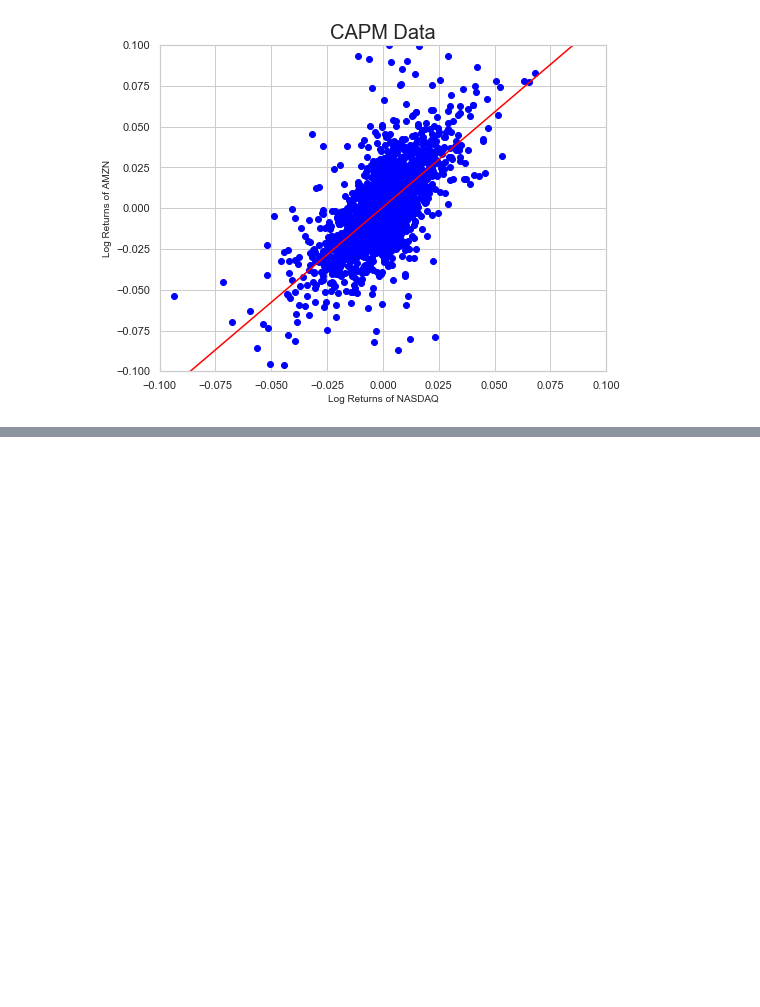
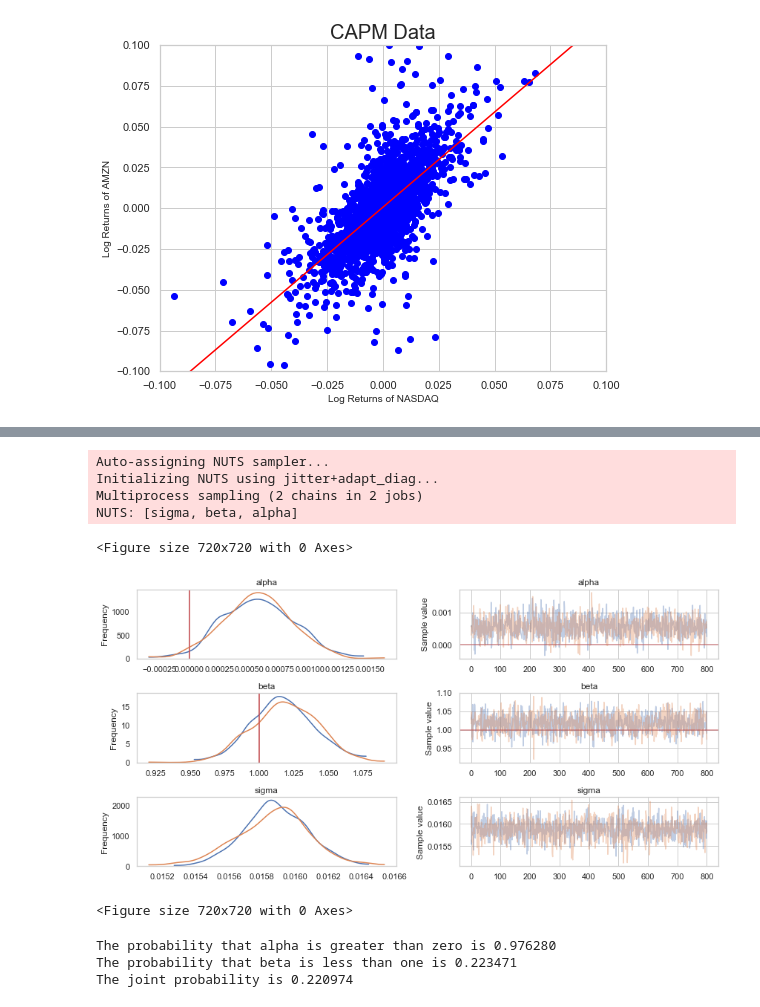
Before and after one commit to thsavage/Hirsh-Fellows-Real-Estate-Finance, a Jupyter notebook: Hirsh Scholars CAPM Example.ipynb, the cells around one changed output, grey strips where cells are left out. Saved outputs shown, nothing was run; the diff lists cells and outputs as text; code cells hidden in the pictures; blank space fills up the shorter version.

```diff
--- a/Hirsh Scholars CAPM Example.ipynb
+++ b/Hirsh Scholars CAPM Example.ipynb
@@ -420,0 +426,7 @@ ax.set_ylim([-0.1, 0.1])
+# %%
+start, end = "2006-01-01", "2016-12-31"
+
+aapl_all = yf.download('AAPL', start=start, end=end)
+nasdaq_all = yf.download('^IXIC', start=start, end=end)
+aapl = aapl_all['Adj Close']
+nasdaq = nasdaq_all['Adj Close']
@@ -420,0 +443,3 @@ ax.set_ylim([-0.1, 0.1])
+# %%
+aapl_returns = (np.log(aapl / aapl.shift(1))).dropna()
+nasdaq_returns = (np.log(nasdaq / nasdaq.shift(1))).dropna()
@@ -420,0 +471,38 @@ ax.set_ylim([-0.1, 0.1])
+# %%
+with pm.Model() as model:
+    # alpha, beta, and sigma are the hyperparameters over which we have our priors, in this case they are flat priors.
+    alpha = pm.Normal('alpha', mu=0, sd=20)
+    beta = pm.Normal('beta', mu=0, sd=20)
+    sigma = pm.Uniform('sigma', lower=0, upper=10)
+
+    # y_est is the specification of the Bayesian model to be estimated.  It is simply our CAPM.
+    y_est = alpha + beta * nasdaq_returns
+
+    # likelihood is the likelihood function, here it is normal to be used with conjugate priors.
+    likelihood = pm.Normal('y', mu=y_est, sd=sigma, observed=aapl_returns)
+
+    # We use the Maximum a Posteriori (MAP) values as starting values for the MCMC sampling.
+    start = pm.find_MAP()
+    trace = pm.sample(1000, start=start, nuts_kwargs=dict(target_accept=.9), progressbar=True)
+# %% [output]
+Auto-assigning NUTS sampler...
+Initializing NUTS using jitter+adapt_diag...
+Multiprocess sampling (2 chains in 2 jobs)
+NUTS: [sigma, beta, alpha]
+# %%
+# Show results after burn in of 200 MCMC replications.
+
+fig = pm.traceplot(trace[199:1000], lines={'alpha': 0, 'beta': 1})
+plt.figure(figsize = (10, 10))
+# %% [output]
+<Figure size 720x720 with 0 Axes>
+[figure, added]
+<Figure size 720x720 with 0 Axes>
+# %%
+print ("The probability that alpha is greater than zero is %f" % np.mean(trace['alpha'][199:1000] > 0.0))
+print ("The probability that beta is less than one is %f" % np.mean(trace['beta'][199:1000] < 1.0))
+print("The joint probability is %f" % np.all([[trace['alpha'][199:1000] > 0.0], [trace['beta'][199:1000] < 1.0]], axis = 0).mean())
+# %% [output]
+The probability that alpha is greater than zero is 0.976280
+The probability that beta is less than one is 0.223471
+The joint probability is 0.220974
```
Also changed, not shown: parts of 8 cells of this notebook.
